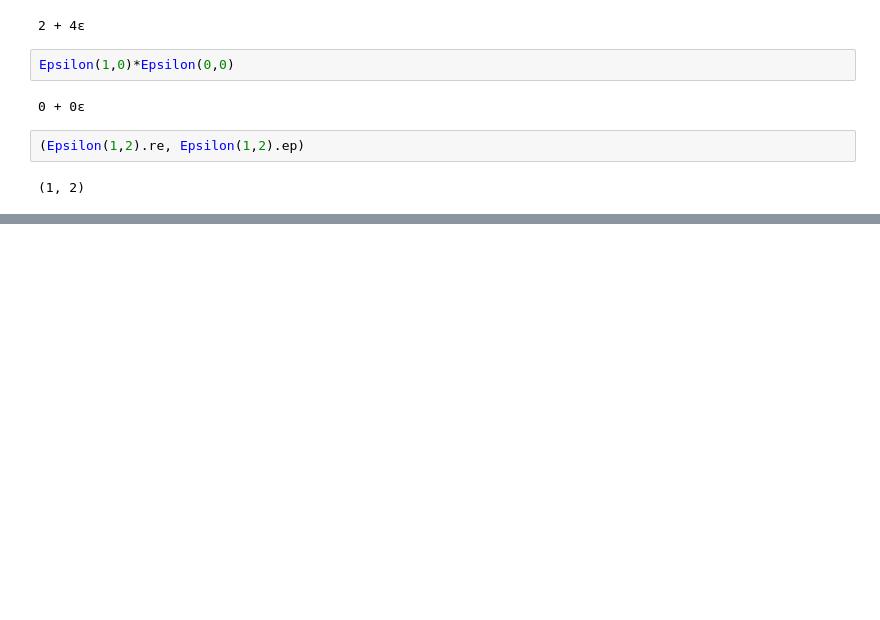
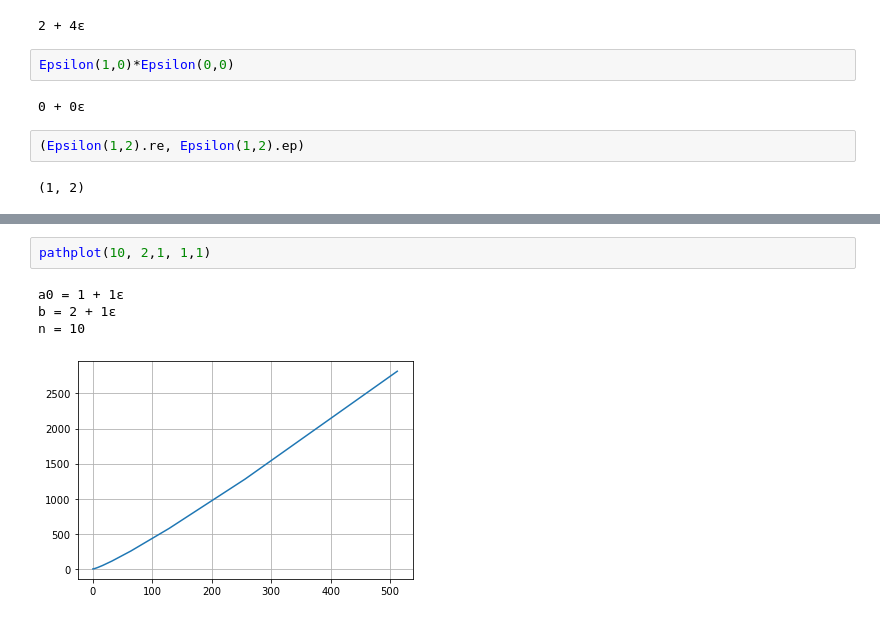
Before and after one commit to Quoteme/math, a Jupyter notebook: epsilon/epsilon.ipynb, the cells around one changed output, grey strips where cells are left out. Saved outputs shown, nothing was run; the diff lists cells and outputs as text; blank space fills up the shorter version.

```diff
--- a/epsilon/epsilon.ipynb
+++ b/epsilon/epsilon.ipynb
@@ -88,0 +131,7 @@ interactive(children=(FloatSlider(value=1.5, description='re', max=4.5, min=-1.5
+# %%
+pathplot(10, 2,1, 1,1)
+# %% [output]
+a0 = 1 + 1ε
+b = 2 + 1ε
+n = 10
+[figure, added]
```
Also changed, not shown: parts of 11 cells of this notebook, 3 other files.
